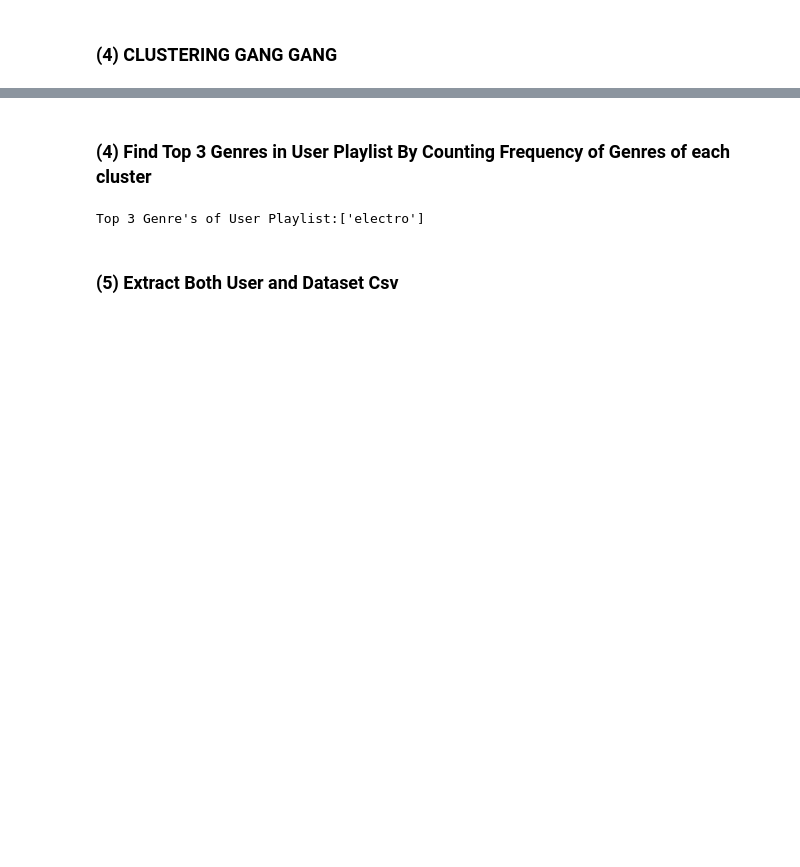
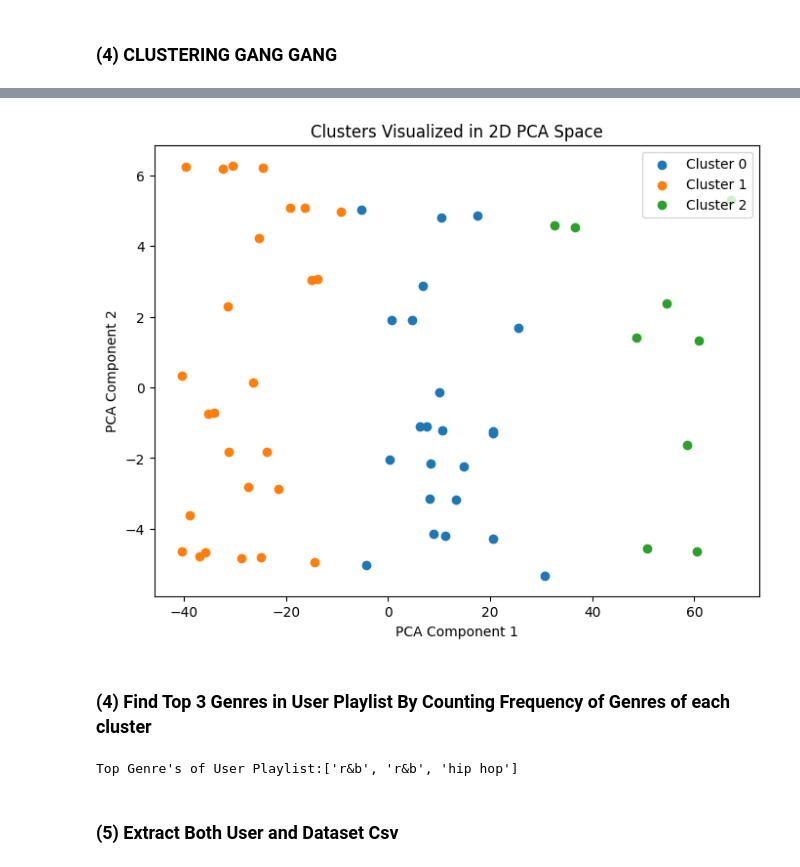
Before and after one commit to Kai-Tay/YippeeTunes, a Jupyter notebook: Model 1.5/Model 1.5.2.ipynb, the cells around one changed output, grey strips where cells are left out. Saved outputs shown, nothing was run; the diff lists cells and outputs as text; code cells hidden in the pictures; blank space fills up the shorter version.

```diff
--- a/Model 1.5/Model 1.5.2.ipynb
+++ b/Model 1.5/Model 1.5.2.ipynb
@@ -461,3 +559,28 @@ df = df.drop_duplicates(subset=["artist_songName"],ignore_index= True)
+# %%
+from sklearn.decomposition import PCA
+import matplotlib.pyplot as plt
+from sklearn.cluster import KMeans
+
+# Perform K-means clustering
+number_clusters = 3  # Set the number of clusters
+kmeans = KMeans(n_clusters=number_clusters, random_state=0)
+df['cluster'] = kmeans.fit_predict(X)
+
+# Reduce the dimensionality of the data for visualization
+pca = PCA(n_components=2)  # Reduce to 2 dimensions for 2D plotting
+X_pca = pca.fit_transform(X)
+
+# Plot the clusters
+plt.figure(figsize=(8, 6))
+for i in range(number_clusters):
+    plt.scatter(X_pca[df['cluster'] == i, 0], X_pca[df['cluster'] == i, 1], label=f'Cluster {i}')
+plt.xlabel('PCA Component 1')
+plt.ylabel('PCA Component 2')
+plt.title('Clusters Visualized in 2D PCA Space')
+plt.legend()
+plt.show()
+# %% [output]
+[figure, added]
 # %% [markdown]
 ### (4) Find Top 3 Genres in User Playlist By Counting Frequency of Genres of each cluster
 # %%
@@ -476,9 +599,9 @@ for cluster_num in range(number_clusters):
     topgenre_clusters.append(common_genre)
     allgenres = df['genre'].unique().tolist()
 
-print("Top 3 Genre's of User Playlist:" + str(topgenre_clusters))
+print("Top Genre's of User Playlist:" + str(topgenre_clusters))
 # %% [output]
-Top 3 Genre's of User Playlist:['electro']
+Top Genre's of User Playlist:['r&b', 'r&b', 'hip hop']
 # %% [markdown]
 ### (5) Extract Both User and Dataset Csv
 # %%
```
Also changed, not shown: parts of 5 cells of this notebook.
